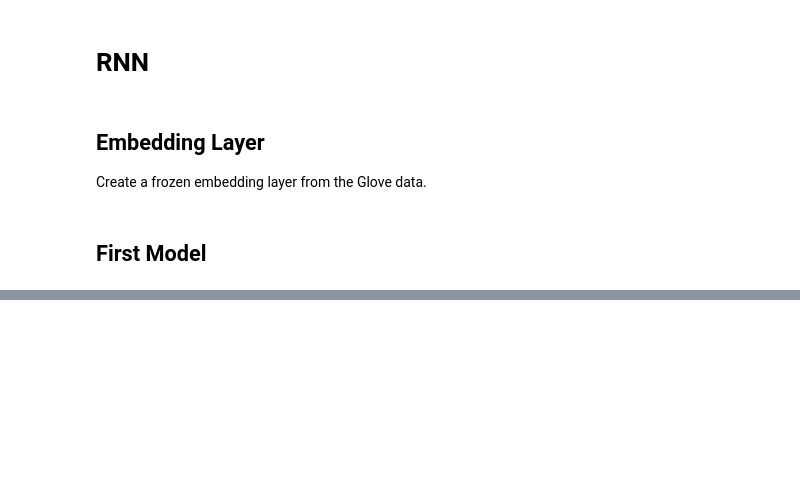
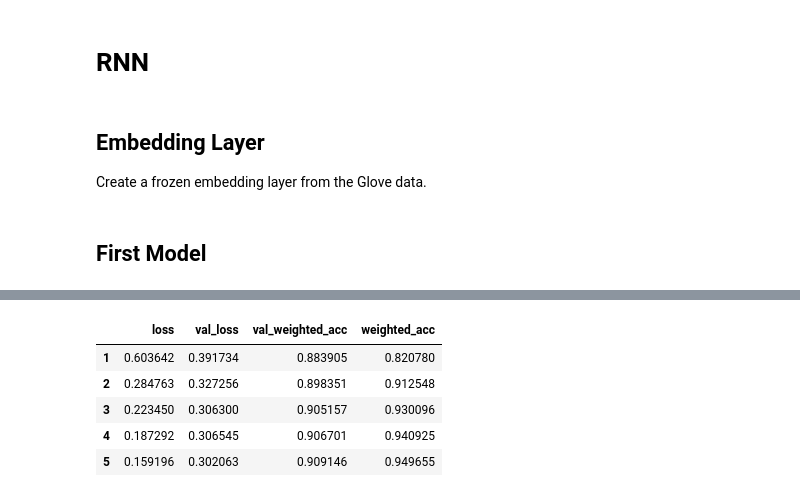
Before and after one commit to gustavgransbo/Data-Science-Playground, a Jupyter notebook: Part of Speech Tagging/3. Part of Speech Tagging - Second attempt with RNN.ipynb, the cells around one changed output, grey strips where cells are left out. Cells and saved outputs as stored; diff of their text form; code cells hidden in the pictures; blank space fills up the shorter version.

```diff
--- a/Part of Speech Tagging/3. Part of Speech Tagging - Second attempt with RNN.ipynb
+++ b/Part of Speech Tagging/3. Part of Speech Tagging - Second attempt with RNN.ipynb
@@ -503,6 +485,0 @@ One small note first. I tried to train my model without a BatchNormalization lay
-# %%
-model.fit(X_train, Y_train,
-          batch_size=64,
-          epochs=2,
-          sample_weight=sample_weights_train,
-          validation_data=(X_dev, Y_dev, sample_weights_dev))
@@ -526,0 +514,9 @@ df = pd.DataFrame(confusion_matrix(predictions.reshape(2002*159, 18).argmax(1),
+# %%
+history_df
+# %% [output]
+|  | loss | val_loss | val_weighted_acc | weighted_acc |
+| 1 | 0.603642 | 0.391734 | 0.883905 | 0.820780 |
+| 2 | 0.284763 | 0.327256 | 0.898351 | 0.912548 |
+| 3 | 0.223450 | 0.306300 | 0.905157 | 0.930096 |
+| 4 | 0.187292 | 0.306545 | 0.906701 | 0.940925 |
+| 5 | 0.159196 | 0.302063 | 0.909146 | 0.949655 |
```
Also changed, not shown: parts of 134 cells of this notebook, 1 other file.
